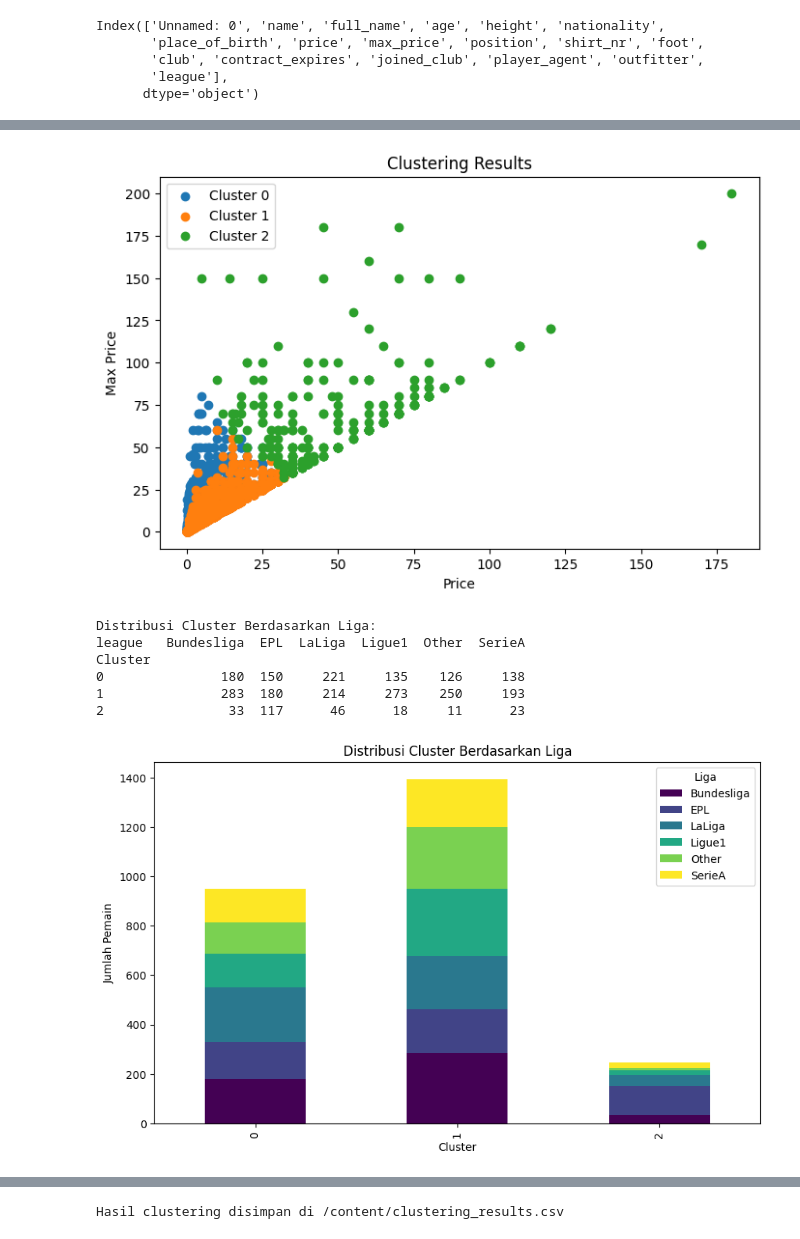
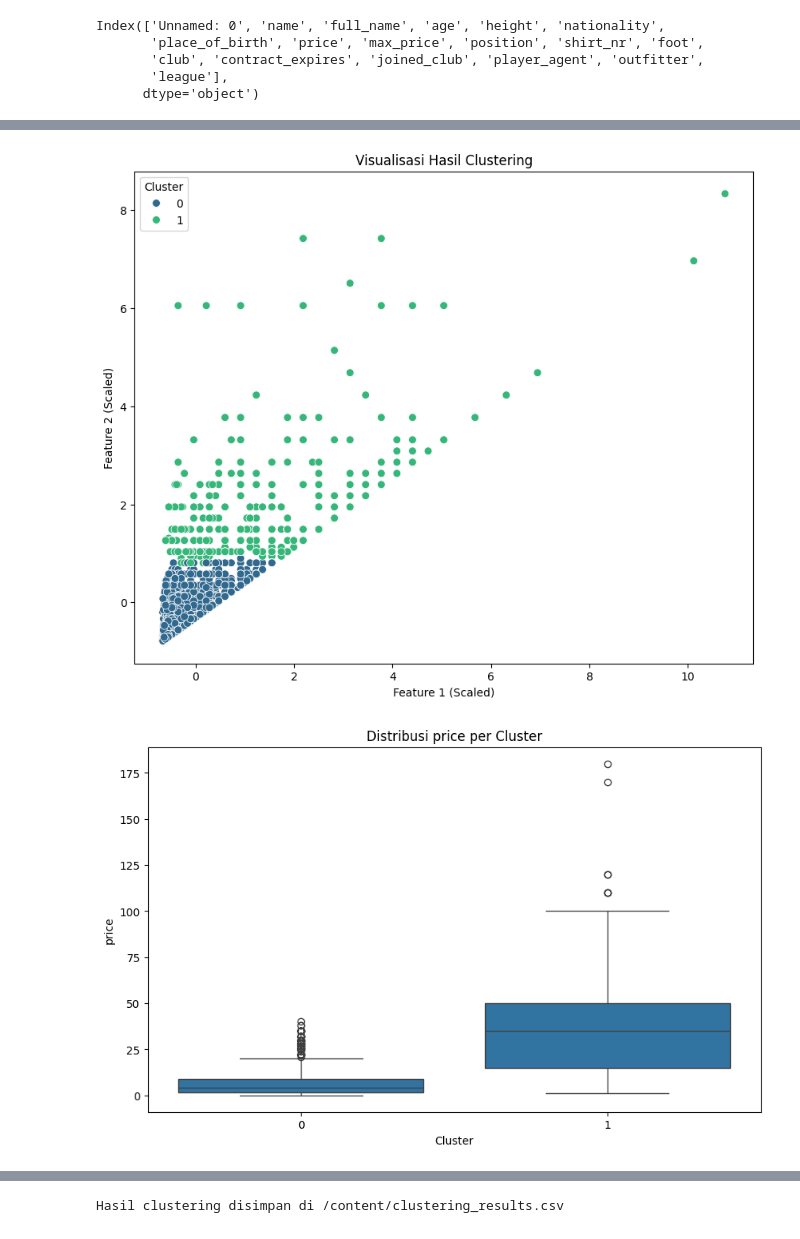
Before and after one commit to AgungHayustam/football-player-clustering, a Jupyter notebook: UAS_4923.ipynb, the cells around one changed output, grey strips where cells are left out. Cells and saved outputs as stored; diff of their text form; code cells hidden in the pictures.

```diff
--- a/UAS_4923.ipynb
+++ b/UAS_4923.ipynb
@@ -126,6 +161,5 @@ plt.show()
 # %%
 # Membuat model K-Means dengan jumlah cluster optimal
-optimal_k = 3
-kmeans = KMeans(n_clusters=optimal_k, random_state=42)
-kmeans.fit(features_scaled)
+optimal_k = k_range[np.argmax(silhouette_scores)]
+print(f"Optimal k from silhouette: {optimal_k}")
 # %% [output]
@@ -132,0 +167,3 @@ KMeans(n_clusters=3, random_state=42)
+# %%
+kmeans = KMeans(n_clusters=optimal_k, random_state=42, n_init=10)
+kmeans.fit(features_scaled)
@@ -133,6 +172,6 @@ KMeans(n_clusters=3, random_state=42)
 # %%
 # Menambahkan hasil clustering ke dataset
-features['Cluster'] = kmeans.labels_
+data['Cluster'] = kmeans.labels_
 # %%
 # Evaluasi Clustering dengan Silhouette Score
 silhouette_avg = silhouette_score(features_scaled, kmeans.labels_)
@@ -142,36 +181,20 @@ Silhouette Score: 0.2790933218592404
-# %%
-# Visualisasi hasil clustering
-plt.figure(figsize=(8, 5))
-for cluster in range(optimal_k):
-    cluster_data = features[features['Cluster'] == cluster]
-    plt.scatter(cluster_data['price'], cluster_data['max_price'], label=f'Cluster {cluster}')
-plt.title('Clustering Results')
-plt.xlabel('Price')
-plt.ylabel('Max Price')
-plt.legend()
-plt.show()
-# %% [output]
-[figure, removed]
-# %%
-# Analisis Distribusi Cluster Berdasarkan Liga
-if 'league' in data.columns:
-    features['league'] = data['league']
-    cluster_league_distribution = features.groupby(['Cluster', 'league']).size().unstack(fill_value=0)
-    print("\nDistribusi Cluster Berdasarkan Liga:")
-    print(cluster_league_distribution)
-
-    # Visualisasi Distribusi Cluster per Liga
-    cluster_league_distribution.plot(kind='bar', stacked=True, figsize=(10, 6), colormap='viridis')
-    plt.title('Distribusi Cluster Berdasarkan Liga')
-    plt.xlabel('Cluster')
-    plt.ylabel('Jumlah Pemain')
-    plt.legend(title='Liga')
-    plt.show()
-# %% [output]
-Distribusi Cluster Berdasarkan Liga:
-league   Bundesliga  EPL  LaLiga  Ligue1  Other  SerieA
-Cluster
-0               180  150     221     135    126     138
-1               283  180     214     273    250     193
-2                33  117      46      18     11      23
-[figure, removed]
+# %%
+# prompt: # Visualisasi hasil clustering
+
+# Visualisasi hasil clustering
+plt.figure(figsize=(10, 8))
+sns.scatterplot(x=features_scaled[:, 0], y=features_scaled[:, 1], hue=data['Cluster'], palette='viridis', s=50) # Adjust feature indices if necessary
+plt.title('Visualisasi Hasil Clustering')
+plt.xlabel('Feature 1 (Scaled)')
+plt.ylabel('Feature 2 (Scaled)')
+plt.show()
+
+# Visualisasi distribusi fitur pada setiap cluster
+for column in features.columns:
+    plt.figure(figsize=(10, 6))
+    sns.boxplot(x='Cluster', y=column, data=data)
+    plt.title(f'Distribusi {column} per Cluster')
+    plt.show()
+# %% [output]
+[figure, added]
+[figure, added]
```
Also changed, not shown: parts of 17 cells of this notebook.
